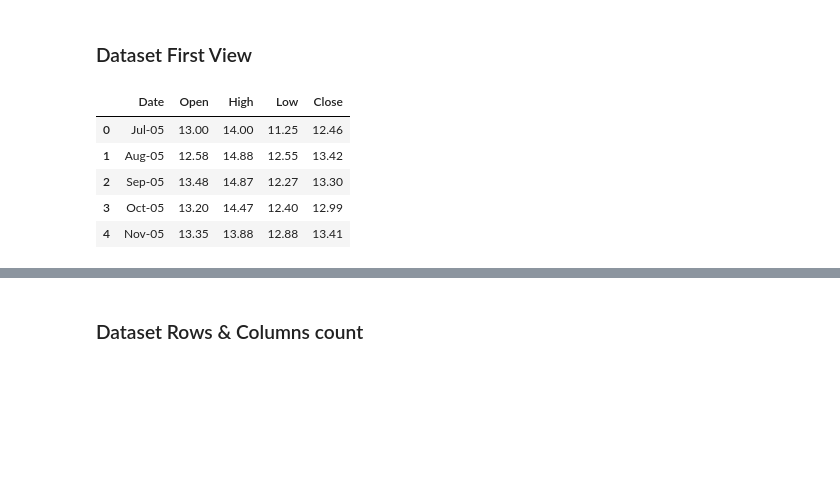
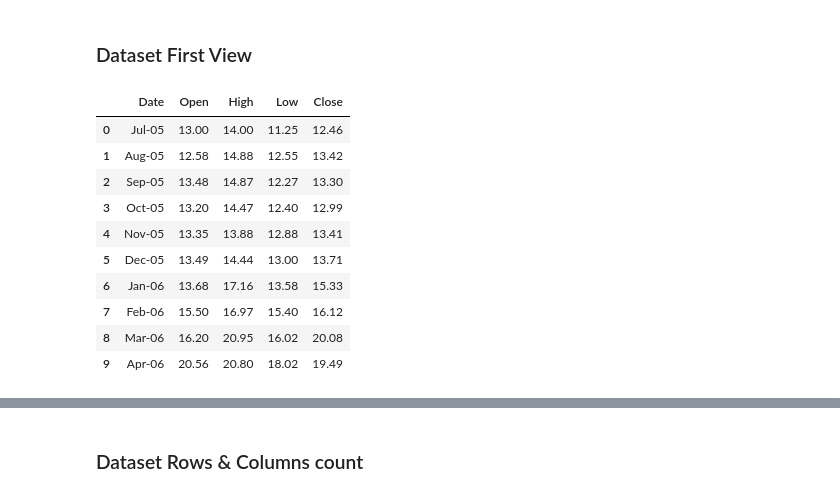
Before and after one commit to Ankur241289/Yes-Bank-Stock-Price-Prediction, a Jupyter notebook: Yes_Bank_Stock_Price_Prediction_ML_Submission.ipynb, the cells around one changed output, grey strips where cells are left out. Saved outputs shown, nothing was run; the diff lists cells and outputs as text; code cells hidden in the pictures; blank space fills up the shorter version.

```diff
--- a/Yes_Bank_Stock_Price_Prediction_ML_Submission.ipynb
+++ b/Yes_Bank_Stock_Price_Prediction_ML_Submission.ipynb
@@ -109,11 +109,16 @@ dataset = dataset_main.copy()
 ### Dataset First View
 # %%
 # Dataset First Look
-dataset.head()
+dataset.head(10)
 # %% [output]
 |  | Date | Open | High | Low | Close |
 | 0 | Jul-05 | 13.00 | 14.00 | 11.25 | 12.46 |
 | 1 | Aug-05 | 12.58 | 14.88 | 12.55 | 13.42 |
 | 2 | Sep-05 | 13.48 | 14.87 | 12.27 | 13.30 |
 | 3 | Oct-05 | 13.20 | 14.47 | 12.40 | 12.99 |
 | 4 | Nov-05 | 13.35 | 13.88 | 12.88 | 13.41 |
+| 5 | Dec-05 | 13.49 | 14.44 | 13.00 | 13.71 |
+| 6 | Jan-06 | 13.68 | 17.16 | 13.58 | 15.33 |
+| 7 | Feb-06 | 15.50 | 16.97 | 15.40 | 16.12 |
+| 8 | Mar-06 | 16.20 | 20.95 | 16.02 | 20.08 |
+| 9 | Apr-06 | 20.56 | 20.80 | 18.02 | 19.49 |
```
Also changed, not shown: parts of 14 cells of this notebook.
